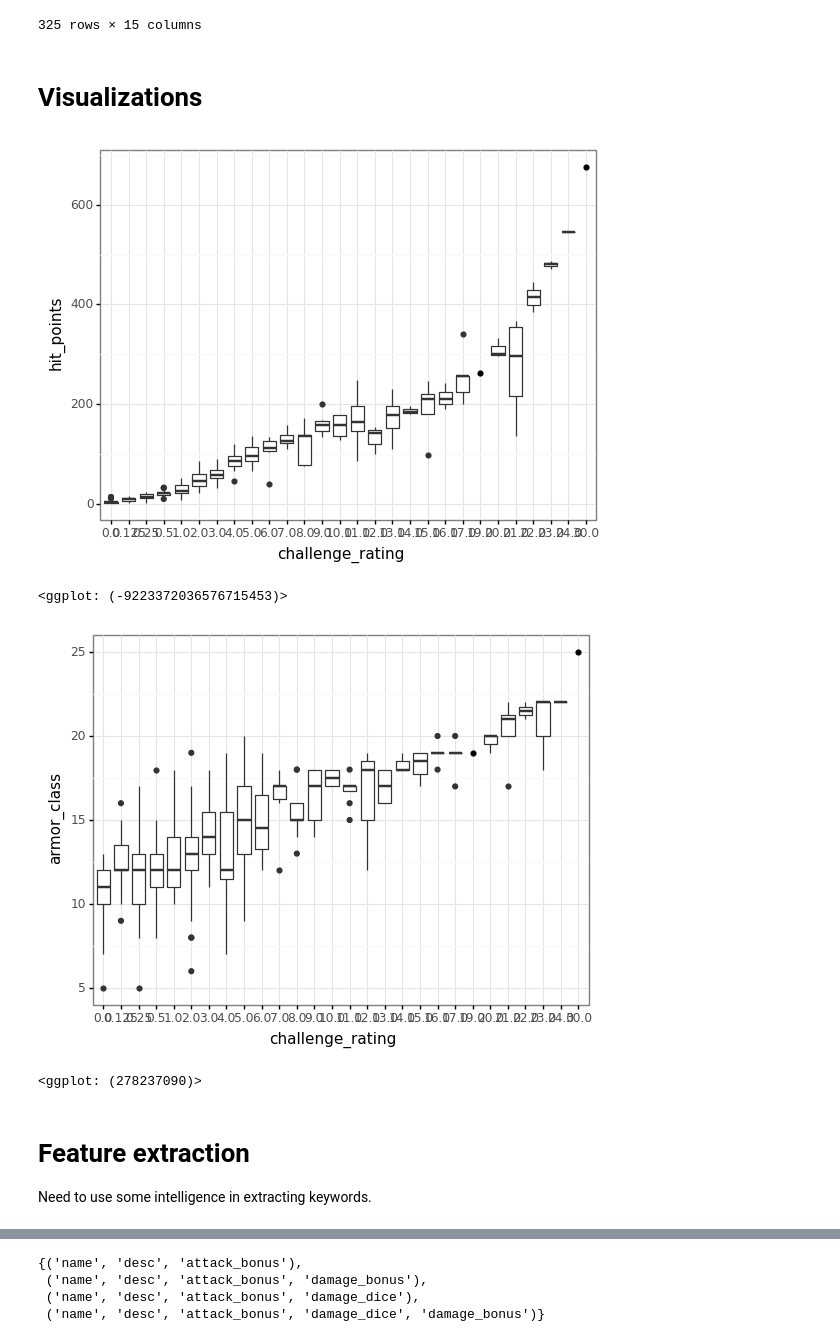
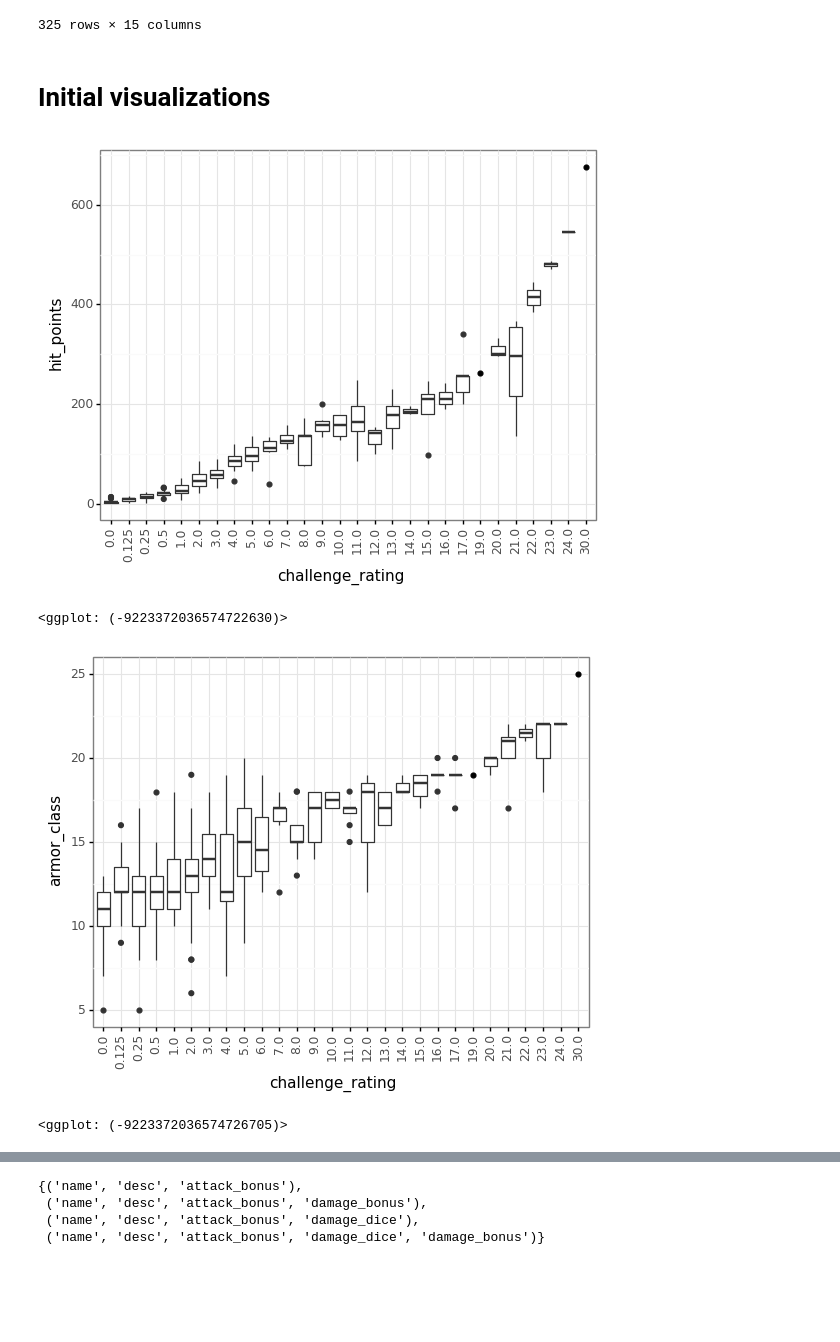
Before and after one commit to wisygig/cr, a Jupyter notebook: Exploratory analysis.ipynb, the cells around one changed output, grey strips where cells are left out. Saved outputs shown, nothing was run; the diff lists cells and outputs as text; code cells hidden in the pictures; blank space fills up the shorter version.

Commit message:
fun with ggplot

```diff
--- a/Exploratory analysis.ipynb
+++ b/Exploratory analysis.ipynb
@@ -30,6 +30,6 @@ monster_df[_mechanics]
 | Young White Dragon | 6.00 | 17 | 14d10 | 133 |  | cold | ... |
 | Zombie | 0.25 | 8 | 3d8 | 22 | poisoned |  | ... |
 325 rows × 15 columns
-# %% [markdown]
-# Visualizations
+# %% [markdown]
+# Initial visualizations
 # %%
@@ -37,25 +37,24 @@ from plotnine import aes, geom_boxplot, geom_point, ggplot, theme_bw
 # %%
-df = pd.DataFrame.copy(monster_df[['challenge_rating', 'hit_points', 'armor_class']])
+df = pd.DataFrame.copy(monster_df)
 df.challenge_rating= df.challenge_rating.astype('category')
 
+# I should automate this bit
 # due to a matplotlib bug, plotnine doesn't handle categoricals with one datapoint gracefully
 counts = df.challenge_rating.groupby(df.challenge_rating).count().rename('count')
 singletons = [x for x in counts.index[counts == 1]]
 a = df[df.challenge_rating.apply(lambda x: x not in singletons)]
 b = df[df.challenge_rating.apply(lambda x: x in singletons)]
 
 ggplot(a, aes(x='challenge_rating', y='hit_points')) + geom_boxplot() \
-    + geom_point(b, aes(x='challenge_rating', y='hit_points')) + theme_bw()
+    + geom_point(b, aes(x='challenge_rating', y='hit_points')) + theme_bw() \
+    + theme(axis_text_x=element_text(angle=90))
 # %% [output]
-[figure, old version]
+[figure, new version]
-<ggplot: (-9223372036576715453)>
+<ggplot: (-9223372036574722630)>
 # %%
 ggplot(a, aes(x='challenge_rating', y='armor_class')) + geom_boxplot() \
-    + geom_point(b, aes(x='challenge_rating', y='armor_class')) + theme_bw()
+    + geom_point(b, aes(x='challenge_rating', y='armor_class')) + theme_bw() \
+    + theme(axis_text_x=element_text(angle=90))
 # %% [output]
-[figure, old version]
+[figure, new version]
-<ggplot: (278237090)>
+<ggplot: (-9223372036574726705)>
-# %% [markdown]
-# Feature extraction
-
-Need to use some intelligence in extracting keywords.
```
Also changed, not shown: parts of 14 cells of this notebook.
